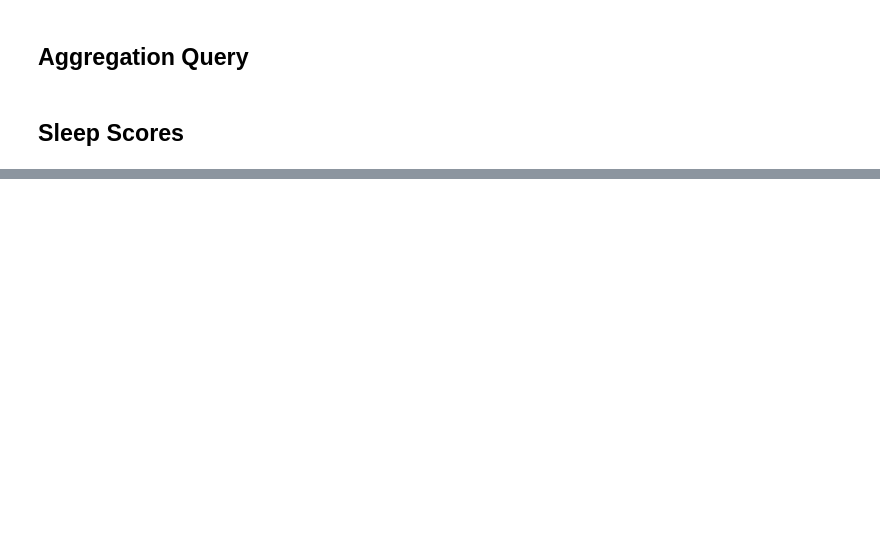
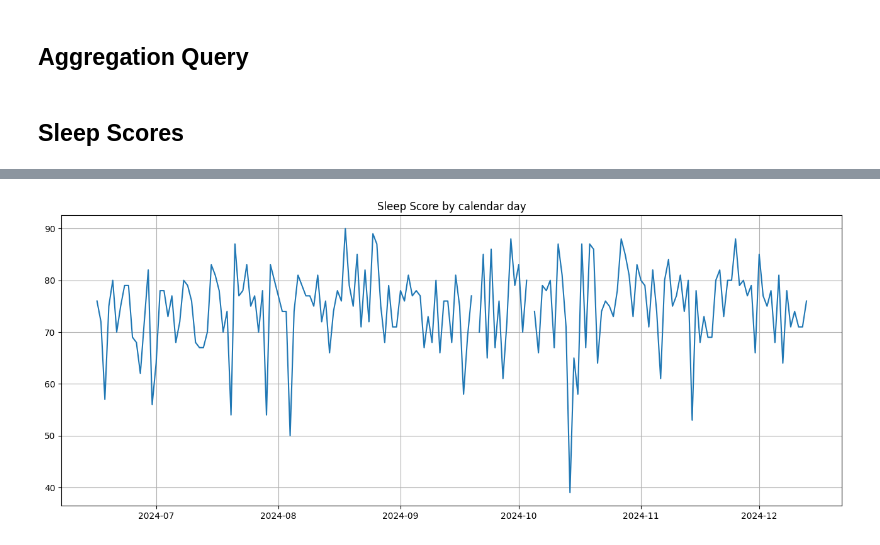
Before and after one commit to tryVital/vitalx-notebook, a Jupyter notebook: Score.ipynb, the cells around one changed output, grey strips where cells are left out. Saved outputs shown, nothing was run; the diff lists cells and outputs as text; code cells hidden in the pictures; blank space fills up the shorter version.

```diff
--- a/Score.ipynb
+++ b/Score.ipynb
@@ -22,20 +22,29 @@ query_executor = Executor(
 from datetime import date
 from vitalx.aggregation import *
 
-(sleep_score_by_day,) = query_executor.query(
+(sleep_score_by_day, sleep_score_by_month_and_weekday,) = query_executor.query(
     RelativeTimeframe(
         type="relative",
         anchor=date.today(),
         past=Period(value=6, unit="month"),
     ),
+
     select(
         group_key("*"),
-        Sleep.col("duration_second").newest(),
-        Sleep.col("efficiency").newest(),
         Sleep.score().newest(),
     ).group_by(date_trunc(Sleep.index(), 1, "day")),
 
+    select(
+        group_key("*"),
+        Sleep.col("efficiency").mean(),
+        Sleep.score().mean(),
+    ).group_by(
+        date_part(Sleep.index(), "month"),
+        date_part(Sleep.index(), "weekday")
+    ),
+
     user_id=user_id,
+    config=QueryConfig(week_starts_on="monday"),
 )
 # %% [markdown]
 ## Sleep Scores
@@ -44,15 +85,17 @@ sleep_score_by_day
 # %%
 import matplotlib.pyplot as plt
 
 
 plt.figure(figsize=(16,6))
 ax = plt.gca()
-plt.title("Sleep Score")
+plt.title("Sleep Score by calendar day")
 plt.grid()
 plt.plot(
     sleep_score_by_day.get_column("group_key.0"),
     sleep_score_by_day.get_column("newest.sleep_score"),
 )
 plt.show()
+# %% [output]
+[figure, added]
 # %%
 import matplotlib.pyplot as plt
```
Also changed, not shown: parts of 3 cells of this notebook, 1 other file.
